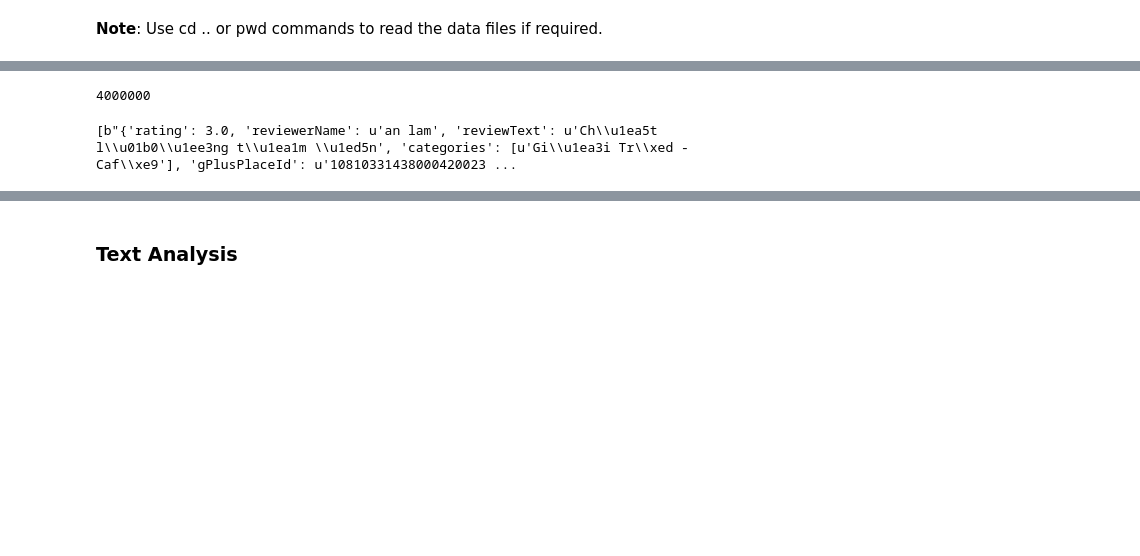
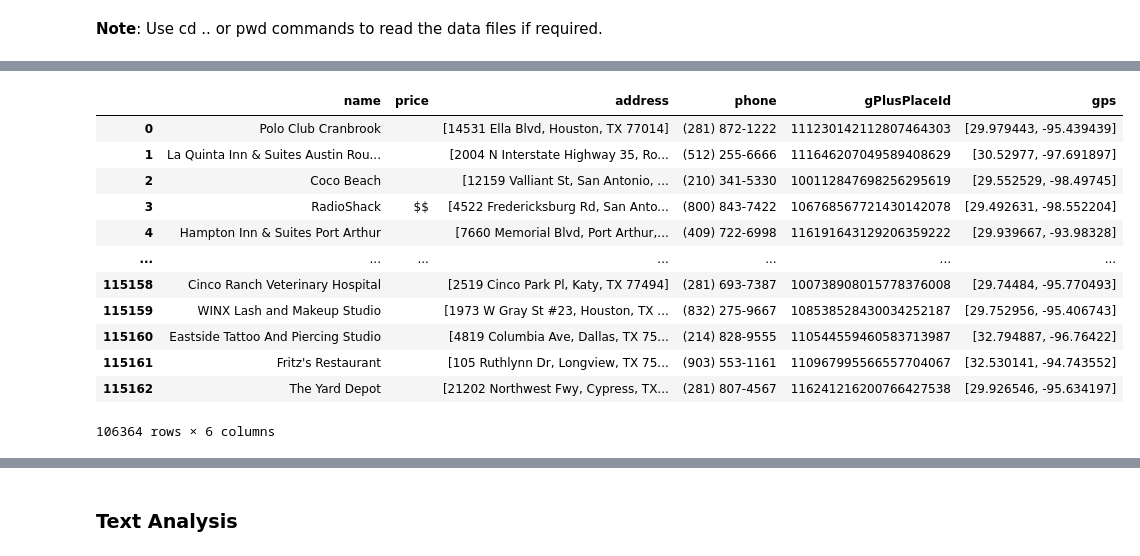
Before and after one commit to NunNunIT/IE212.O11.Group7, a Jupyter notebook: models/model.ipynb, the cells around one changed output, grey strips where cells are left out. Saved outputs shown, nothing was run; the diff lists cells and outputs as text; code cells hidden in the pictures; blank space fills up the shorter version.

```diff
--- a/models/model.ipynb
+++ b/models/model.ipynb
@@ -59,0 +75,16 @@ len(data_places), data_places[:1]
+# %%
+df_data_places
+# %% [output]
+|  | name | price | address | phone | gPlusPlaceId | gps |
+| 0 | Polo Club Cranbrook |  | [14531 Ella Blvd, Houston, TX 77014] | (281) 872-1222 | 111230142112807464303 | [29.979443, -95.439439] |
+| 1 | La Quinta Inn & Suites Austin Rou... |  | [2004 N Interstate Highway 35, Ro... | (512) 255-6666 | 111646207049589408629 | [30.52977, -97.691897] |
+| 2 | Coco Beach |  | [12159 Valliant St, San Antonio, ... | (210) 341-5330 | 100112847698256295619 | [29.552529, -98.49745] |
+| 3 | RadioShack | $$ | [4522 Fredericksburg Rd, San Anto... | (800) 843-7422 | 106768567721430142078 | [29.492631, -98.552204] |
+| 4 | Hampton Inn & Suites Port Arthur |  | [7660 Memorial Blvd, Port Arthur,... | (409) 722-6998 | 116191643129206359222 | [29.939667, -93.98328] |
+| ... | ... | ... | ... | ... | ... | ... |
+| 115158 | Cinco Ranch Veterinary Hospital |  | [2519 Cinco Park Pl, Katy, TX 77494] | (281) 693-7387 | 100738908015778376008 | [29.74484, -95.770493] |
+| 115159 | WINX Lash and Makeup Studio |  | [1973 W Gray St #23, Houston, TX ... | (832) 275-9667 | 108538528430034252187 | [29.752956, -95.406743] |
+| 115160 | Eastside Tattoo And Piercing Studio |  | [4819 Columbia Ave, Dallas, TX 75... | (214) 828-9555 | 110544559460583713987 | [32.794887, -96.76422] |
+| 115161 | Fritz's Restaurant |  | [105 Ruthlynn Dr, Longview, TX 75... | (903) 553-1161 | 110967995566557704067 | [32.530141, -94.743552] |
+| 115162 | The Yard Depot |  | [21202 Northwest Fwy, Cypress, TX... | (281) 807-4567 | 116241216200766427538 | [29.926546, -95.634197] |
+106364 rows × 6 columns
@@ -71,12 +100,3 @@ for l in head:
-# %%
-len(data_reviews)
-# %% [output]
-4000000
-# %%
-head = data_reviews
-head[:1]
-# %% [output]
-[b"{'rating': 3.0, 'reviewerName': u'an lam', 'reviewText': u'Ch\\u1ea5t l\\u01b0\\u1ee3ng t\\u1ea1m \\u1ed5n', 'categories': [u'Gi\\u1ea3i Tr\\xed - Caf\\xe9'], 'gPlusPlaceId': u'10810331438000420023 ...
 # %%
 data_reviews[:1], len(data_reviews)
 # %% [output]
```
Also changed, not shown: parts of 122 cells of this notebook, 3 other files.
